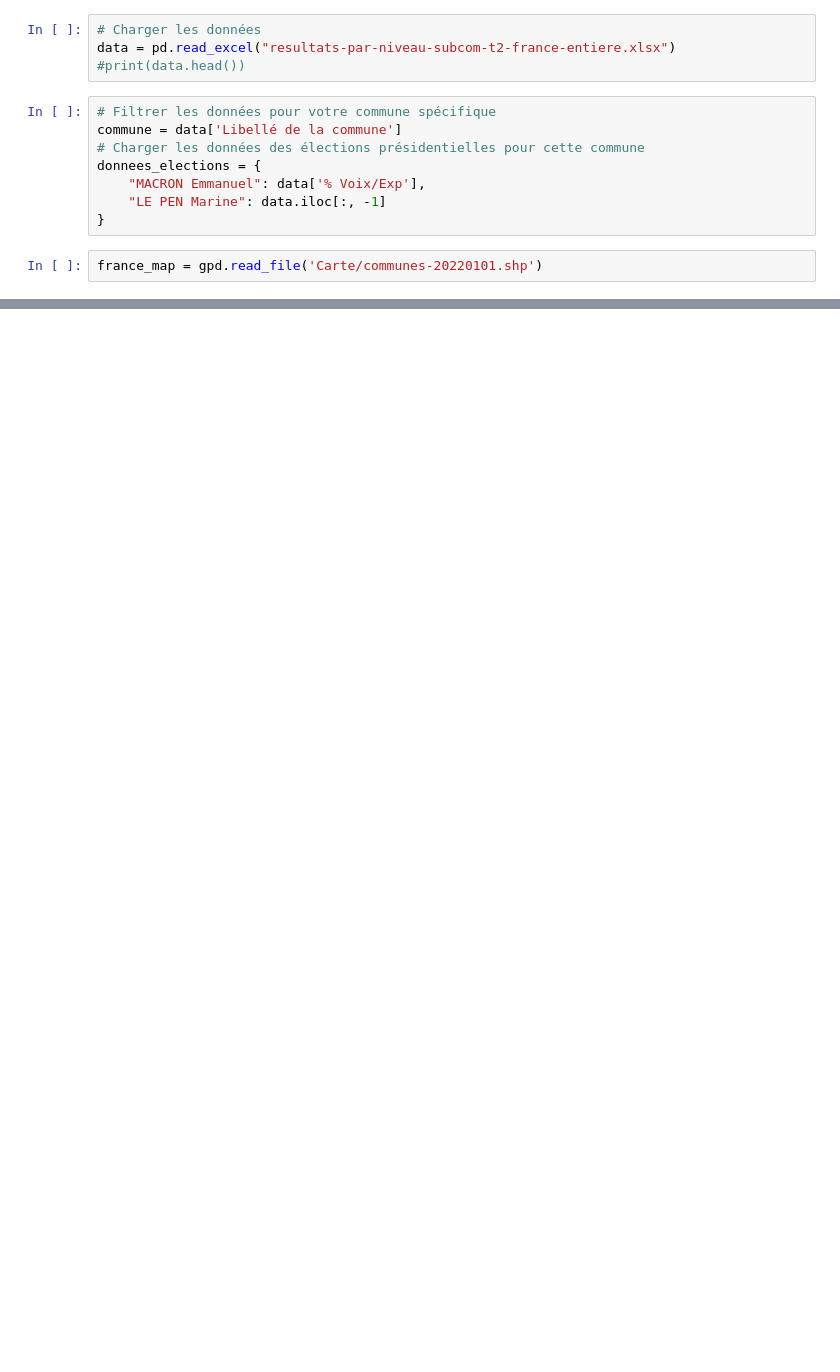
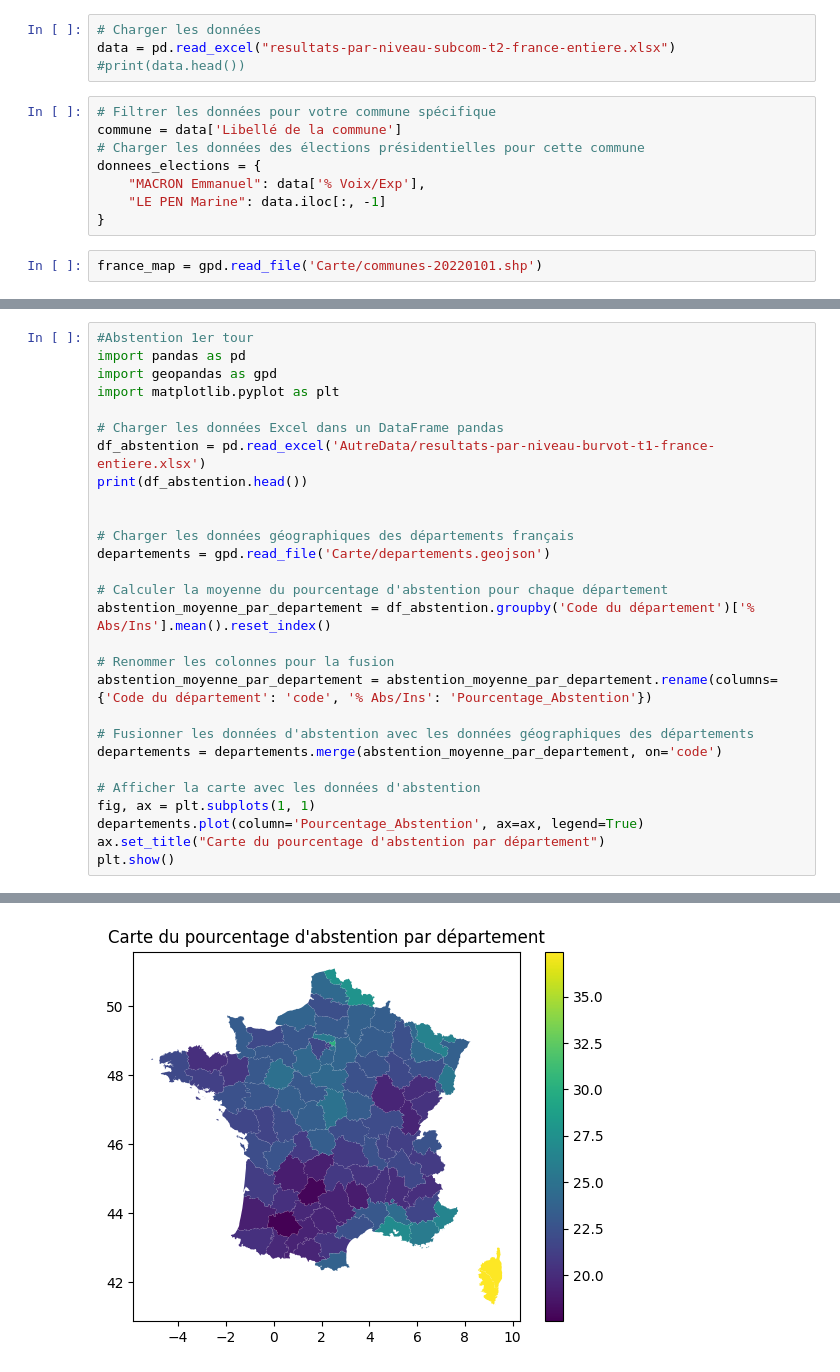
Before and after one commit to gabrielmariebrisson/MachineLearingElectionsPresidentielles, a Jupyter notebook: Main.ipynb, the cells around one changed output, grey strips where cells are left out. Saved outputs shown, nothing was run; the diff lists cells and outputs as text; blank space fills up the shorter version.

```diff
--- a/Main.ipynb
+++ b/Main.ipynb
@@ -54,0 +119,29 @@ afficherCarteDOMTOM()
+# %%
+#Abstention 1er tour
+import pandas as pd
+import geopandas as gpd
+import matplotlib.pyplot as plt
+
+# Charger les données Excel dans un DataFrame pandas
+df_abstention = pd.read_excel('AutreData/resultats-par-niveau-burvot-t1-france-entiere.xlsx')
+print(df_abstention.head())
+
+
+# Charger les données géographiques des départements français
+departements = gpd.read_file('Carte/departements.geojson')
+
+# Calculer la moyenne du pourcentage d'abstention pour chaque département
+abstention_moyenne_par_departement = df_abstention.groupby('Code du département')['% Abs/Ins'].mean().reset_index()
+
+# Renommer les colonnes pour la fusion
+abstention_moyenne_par_departement = abstention_moyenne_par_departement.rename(columns={'Code du département': 'code', '% Abs/Ins': 'Pourcentage_Abstention'})
+
+# Fusionner les données d'abstention avec les données géographiques des départements
+departements = departements.merge(abstention_moyenne_par_departement, on='code')
+
+# Afficher la carte avec les données d'abstention
+fig, ax = plt.subplots(1, 1)
+departements.plot(column='Pourcentage_Abstention', ax=ax, legend=True)
+ax.set_title("Carte du pourcentage d'abstention par département")
+plt.show()
+# %% [output]
@@ -54,0 +165 @@ afficherCarteDOMTOM()
+[figure, added]
```
Also changed, not shown: parts of 12 cells of this notebook, 4 other files.
